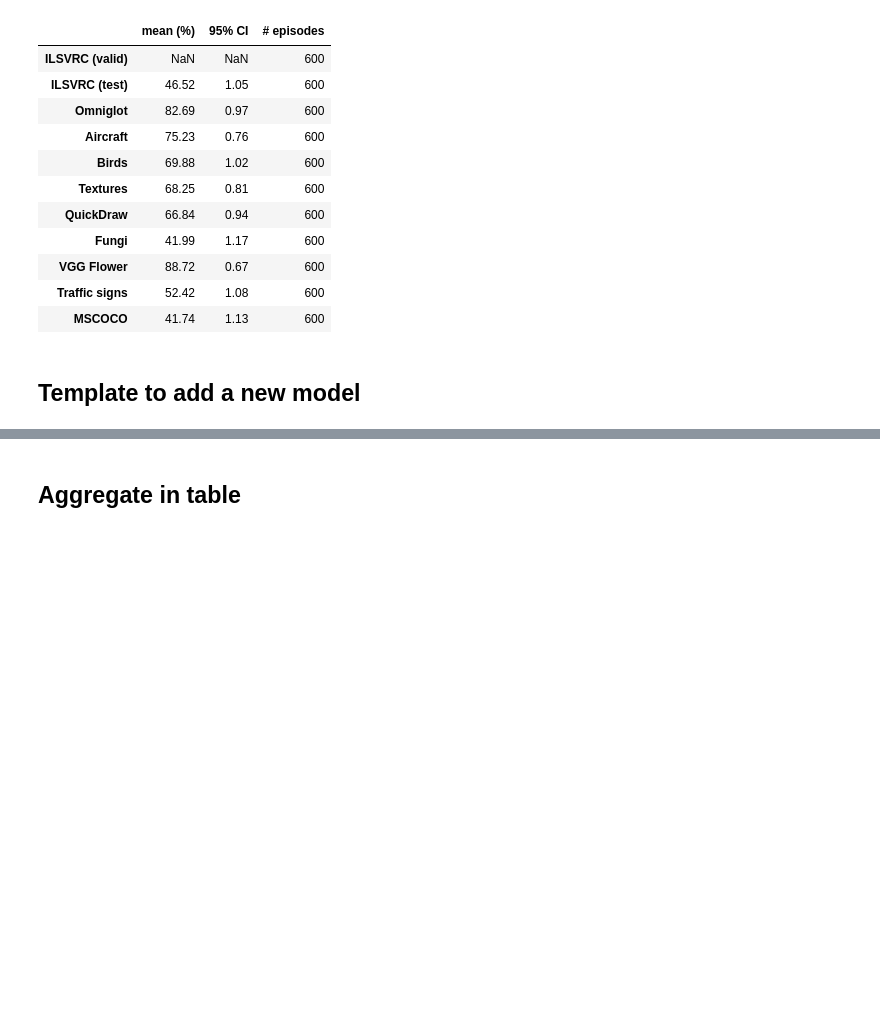
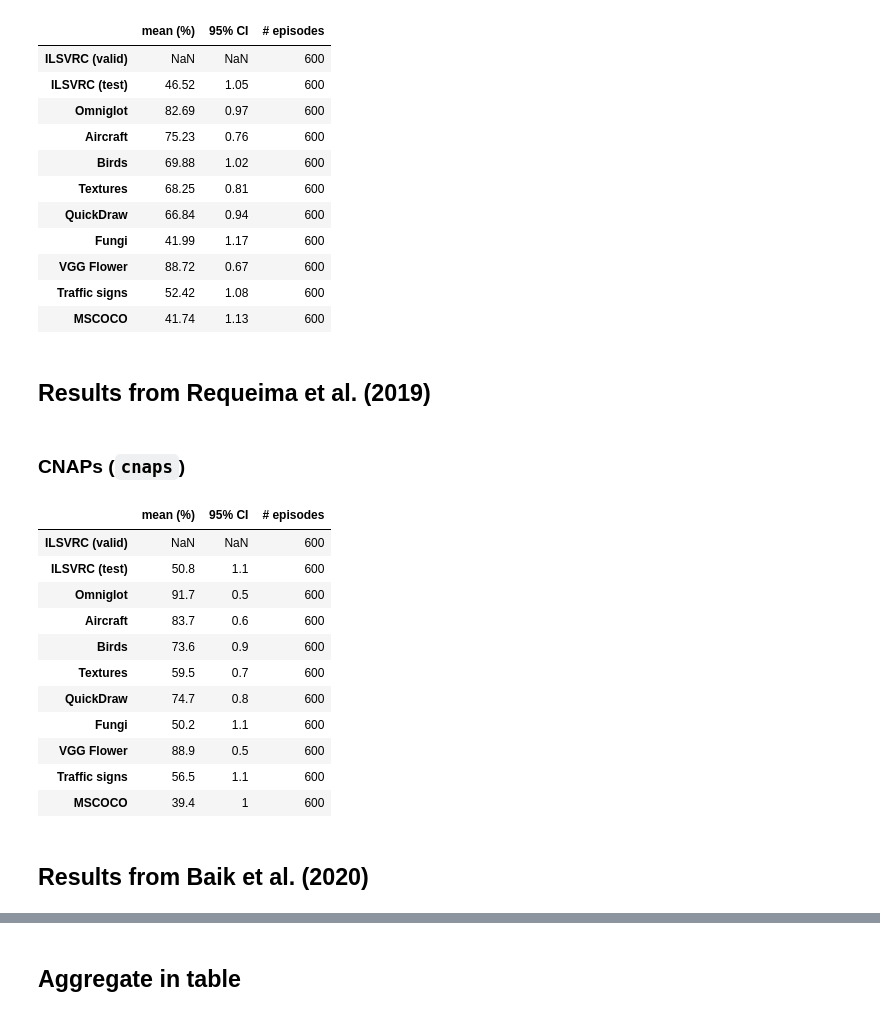
Before and after one commit to google-research/meta-dataset, a Jupyter notebook: Leaderboard.ipynb, the cells around one changed output, grey strips where cells are left out. Drawn from its saved outputs; the diff is of its cells as text; code cells hidden in the pictures; blank space fills up the shorter version.

```diff
--- a/Leaderboard.ipynb
+++ b/Leaderboard.ipynb
@@ -505,5 +521,3 @@ protomaml_all_df
 | VGG Flower | 88.72 | 0.67 | 600 |
 | Traffic signs | 52.42 | 1.08 | 600 |
 | MSCOCO | 41.74 | 1.13 | 600 |
-# %% [markdown]
-## Template to add a new model
@@ -516,0 +524,2 @@ protomaml_all_df
+# %% [markdown]
+## Results from Requeima et al. (2019)
@@ -516,0 +535,36 @@ protomaml_all_df
+# %% [markdown]
+### CNAPs (`cnaps`)
+# %%
+cnaps_all_df = pd.DataFrame(
+    columns=['mean (%)', '95% CI', '# episodes'],
+    index=datasets
+)
+cnaps_all_df['# episodes'] = 600
+cnaps_all_df.loc[1:, ['mean (%)', '95% CI']] = [
+    [50.8, 1.1],
+    [91.7, 0.5],
+    [83.7, 0.6],
+    [73.6, 0.9],
+    [59.5, 0.7],
+    [74.7, 0.8],
+    [50.2, 1.1],
+    [88.9, 0.5],
+    [56.5, 1.1],
+    [39.4, 1.0]
+]
+cnaps_all_df
+# %% [output]
+|  | mean (%) | 95% CI | # episodes |
+| ILSVRC (valid) | NaN | NaN | 600 |
+| ILSVRC (test) | 50.8 | 1.1 | 600 |
+| Omniglot | 91.7 | 0.5 | 600 |
+| Aircraft | 83.7 | 0.6 | 600 |
+| Birds | 73.6 | 0.9 | 600 |
+| Textures | 59.5 | 0.7 | 600 |
+| QuickDraw | 74.7 | 0.8 | 600 |
+| Fungi | 50.2 | 1.1 | 600 |
+| VGG Flower | 88.9 | 0.5 | 600 |
+| Traffic signs | 56.5 | 1.1 | 600 |
+| MSCOCO | 39.4 | 1 | 600 |
+# %% [markdown]
+## Results from Baik et al. (2020)
```
Also changed, not shown: parts of 44 cells of this notebook, 1 other file.
